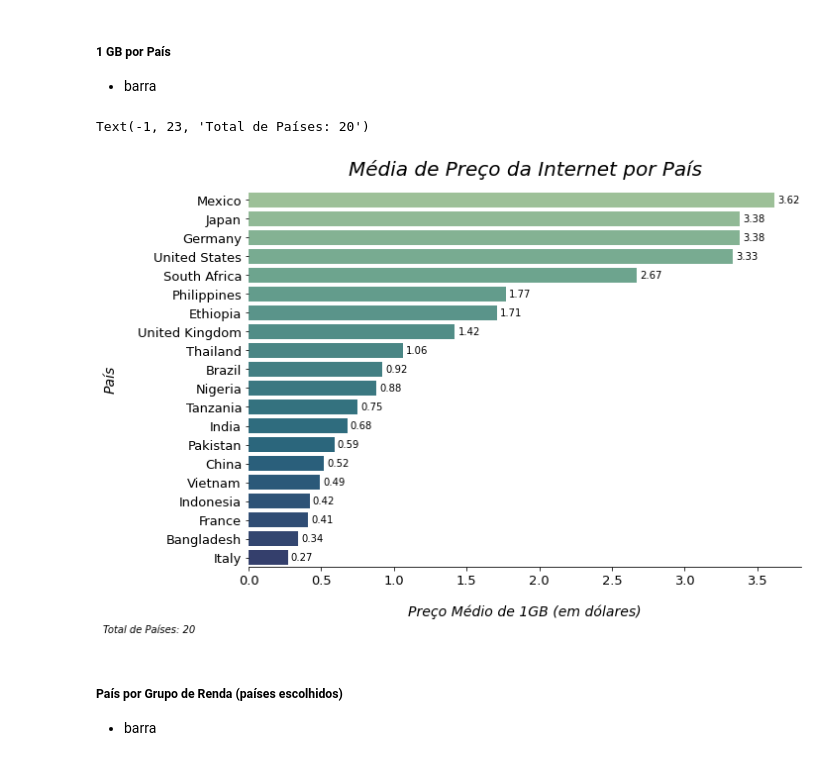
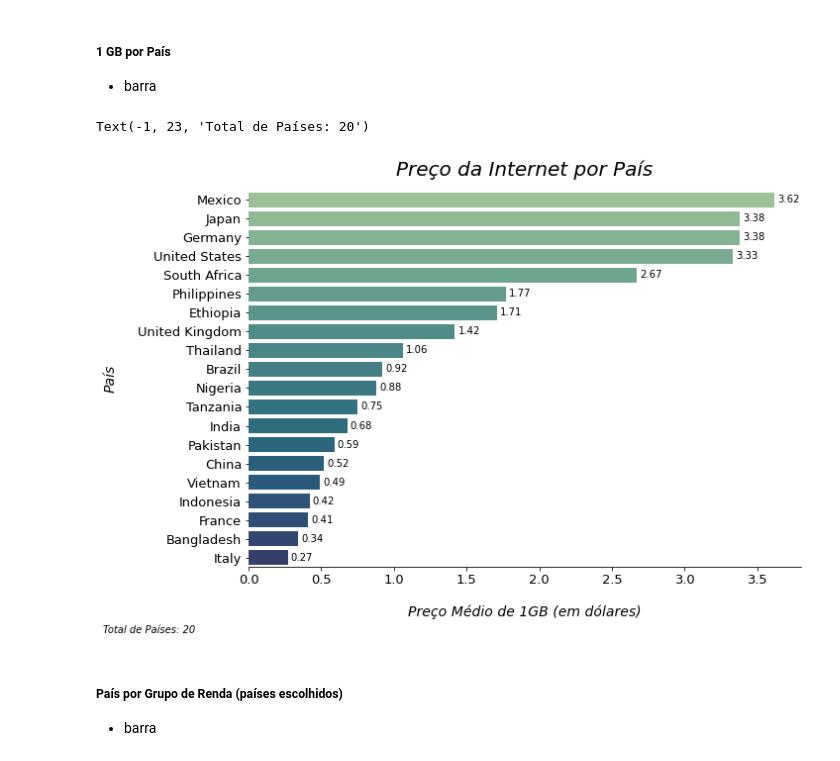
Before and after one commit to maafinotti/o_acesso_a_internet_no_mundo, a Jupyter notebook: internet_mundo.ipynb, the cells around one changed output. Cells and saved outputs as stored; diff of their text form; code cells hidden in the pictures.

```diff
--- a/internet_mundo.ipynb
+++ b/internet_mundo.ipynb
@@ -337,19 +337,19 @@ Text(-6.5, 8, 'Total de Países: 163')
 # %%
 fig, ax = plt.subplots(figsize = (10,7))
 oi = sns.barplot(x = '1GB_preco_medio', y = 'pais', data = paises_analisar.sort_values(by = '1GB_preco_medio', ascending = False), palette = 'crest')
-ax.set_title('Média de Preço da Internet por País',  fontsize = "20", style = "italic", loc = "center", pad = 15)
+ax.set_title('Preço da Internet por País',  fontsize = "20", style = "italic", loc = "center", pad = 15)
 ax.set_xlabel('Preço Médio de 1GB (em dólares)', fontsize = "14", style = 'italic', labelpad = 18)
 ax.set_ylabel('País', fontsize = "14", style = "italic", labelpad = 20)
 plt.xticks(fontsize = 13)
 plt.yticks(fontsize = 13)
 for container in ax.containers:
     ax.bar_label(container,size=10,fmt='%.2f', label_type = 'edge', padding = 3)
 sns.despine(left=True)
 
 plt.text(-1, 23,'Total de Países: 20', fontsize=10, style = 'italic')
 # %% [output]
 Text(-1, 23, 'Total de Países: 20')
-[figure, old version]
+[figure, new version]
 # %% [markdown]
 ##### País por Grupo de Renda (países escolhidos)
 - barra
```
Also changed, not shown: parts of 1 cell of this notebook, 13 other files.
